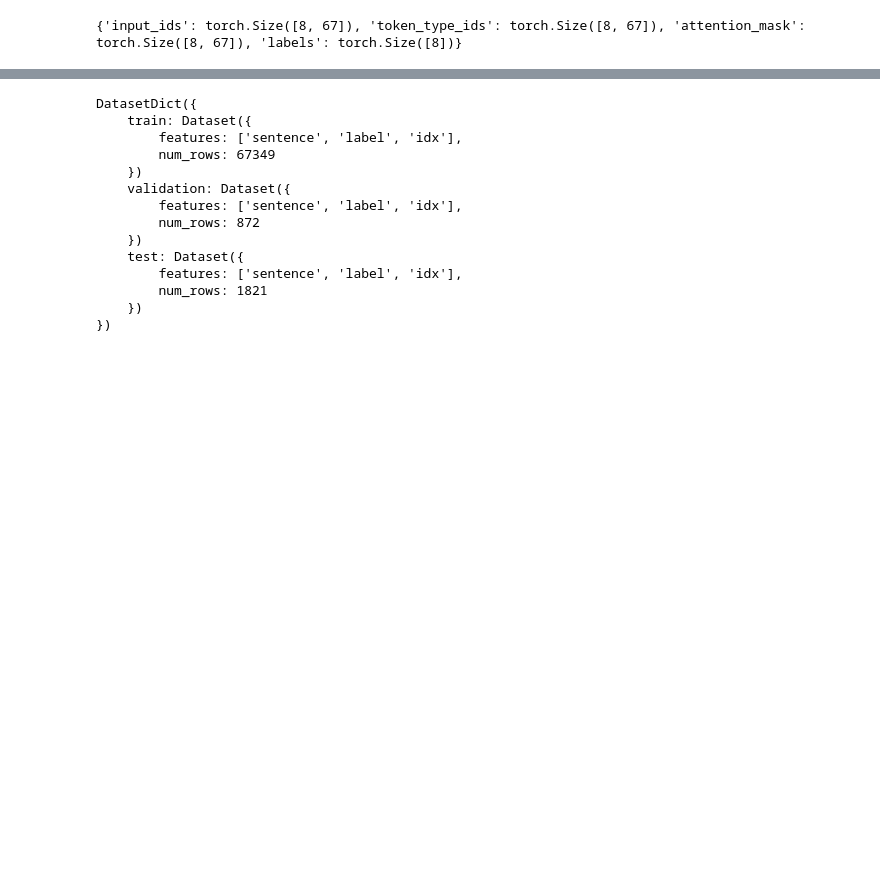
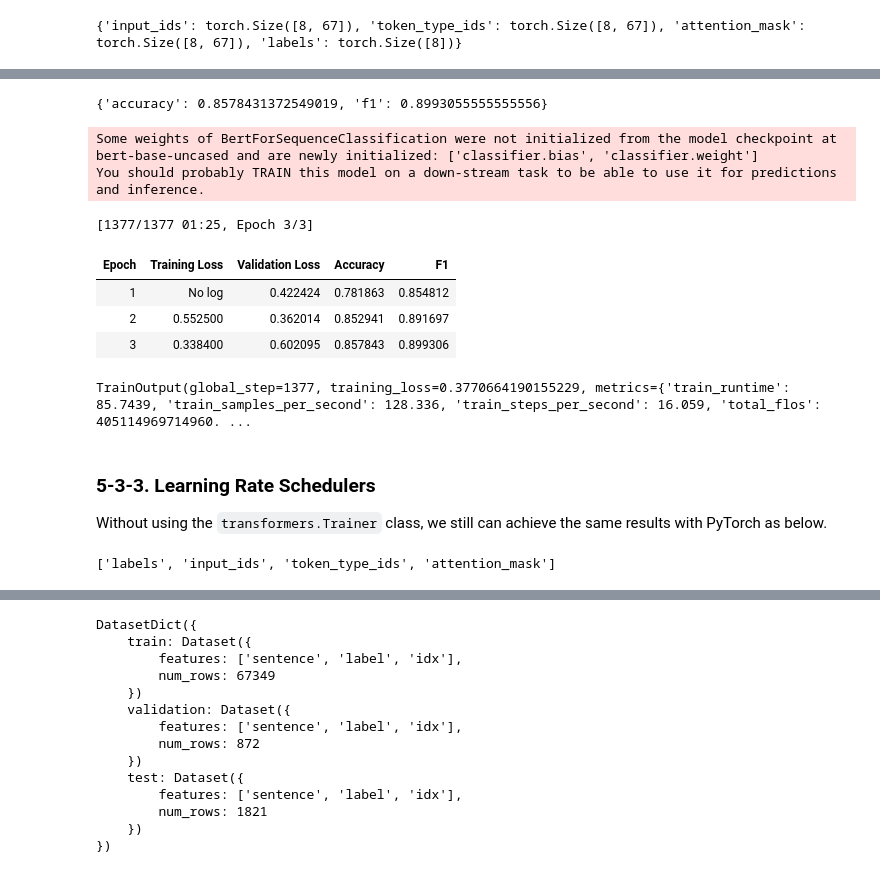
Before and after one commit to yungshun317/torch-nlp, a Jupyter notebook: sequence_to_sequence_learning.ipynb, the cells around one changed output, grey strips where cells are left out. Saved outputs shown, nothing was run; the diff lists cells and outputs as text; code cells hidden in the pictures; blank space fills up the shorter version.

Commit message:
[FEAT] Fine-tune BERT for text classification with the MRPC dataset from the GLUE Benchmark

```diff
--- a/sequence_to_sequence_learning.ipynb
+++ b/sequence_to_sequence_learning.ipynb
@@ -2278,0 +2295,5 @@ print({k: v.shape for k, v in batch.items()})
+# %%
+from transformers import TrainingArguments
+
+training_args = TrainingArguments("test-trainer")
+print(training_args)
@@ -2278,0 +2341,6 @@ print({k: v.shape for k, v in batch.items()})
+# %%
+predictions = trainer.predict(tokenized_datasets["validation"])
+# `predictions` is a named tuple with `predictions`, `label_ids` & `metrics` three fields
+print("predictions Shape:", predictions.predictions.shape)
+print("label_ids Shape:", predictions.label_ids.shape)
+print("metrics:", predictions.metrics)
@@ -2278,0 +2352,69 @@ print({k: v.shape for k, v in batch.items()})
+# %%
+import numpy as np
+import evaluate
+
+# Take the index with the maximum value on the second axis
+preds = np.argmax(predictions.predictions, axis=-1)
+
+# Load the dataset-specific metrics
+metric = evaluate.load("glue", "mrpc")
+print(metric.compute(predictions=preds, references=predictions.label_ids))
+# %% [output]
+{'accuracy': 0.8578431372549019, 'f1': 0.8993055555555556}
+# %%
+# Train with the `compute_metrics` parameter set
+def compute_metrics(eval_preds):
+    metric = evaluate.load("glue", "mrpc")
+    logits, labels = eval_preds
+    predictions = np.argmax(logits, axis=-1)
+    return metric.compute(predictions=predictions, references=labels)
+
+training_args = TrainingArguments("test-trainer", evaluation_strategy="epoch")
+model = AutoModelForSequenceClassification.from_pretrained(checkpoint, num_labels=2)
+
+trainer = Trainer(
+    model,
+    training_args,
+    train_dataset=tokenized_datasets["train"],
+    eval_dataset=tokenized_datasets["validation"],
+    data_collator=data_collator,
+    tokenizer=tokenizer,
+    compute_metrics=compute_metrics,
+)
+trainer.train()
+# %% [output]
+Some weights of BertForSequenceClassification were not initialized from the model checkpoint at bert-base-uncased and are newly initialized: ['classifier.bias', 'classifier.weight']
+You should probably TRAIN this model on a down-stream task to be able to use it for predictions and inference.
+[1377/1377 01:25, Epoch 3/3]
+| Epoch | Training Loss | Validation Loss | Accuracy | F1 |
+| 1 | No log | 0.422424 | 0.781863 | 0.854812 |
+| 2 | 0.552500 | 0.362014 | 0.852941 | 0.891697 |
+| 3 | 0.338400 | 0.602095 | 0.857843 | 0.899306 |
+TrainOutput(global_step=1377, training_loss=0.3770664190155229, metrics={'train_runtime': 85.7439, 'train_samples_per_second': 128.336, 'train_steps_per_second': 16.059, 'total_flos': 405114969714960. ...
+# %% [markdown]
+### 5-3-3. Learning Rate Schedulers
+
+Without using the `transformers.Trainer` class, we still can achieve the same results with PyTorch as below.
+# %%
+from datasets import load_dataset
+from transformers import AutoTokenizer, DataCollatorWithPadding
+
+raw_datasets = load_dataset("glue", "mrpc")
+checkpoint = "bert-base-uncased"
+tokenizer = AutoTokenizer.from_pretrained(checkpoint)
+
+def tokenize_function(example):
+    return tokenizer(example["sentence1"], example["sentence2"], truncation=True)
+
+tokenized_datasets = raw_datasets.map(tokenize_function, batched=True)
+data_collator = DataCollatorWithPadding(tokenizer=tokenizer)
+
+# Remove the columns corresponding to values the model does not expect
+tokenized_datasets = tokenized_datasets.remove_columns(["sentence1", "sentence2", "idx"])
+# Rename the `label` column to `labels`
+tokenized_datasets = tokenized_datasets.rename_column("label", "labels")
+# Set the format of datasets so that they return `torch.Tensor` instead of lists
+tokenized_datasets.set_format("torch")
+print(tokenized_datasets["train"].column_names)
+# %% [output]
+['labels', 'input_ids', 'token_type_ids', 'attention_mask']
```
Also changed, not shown: parts of 19 cells of this notebook, 3 other files.
